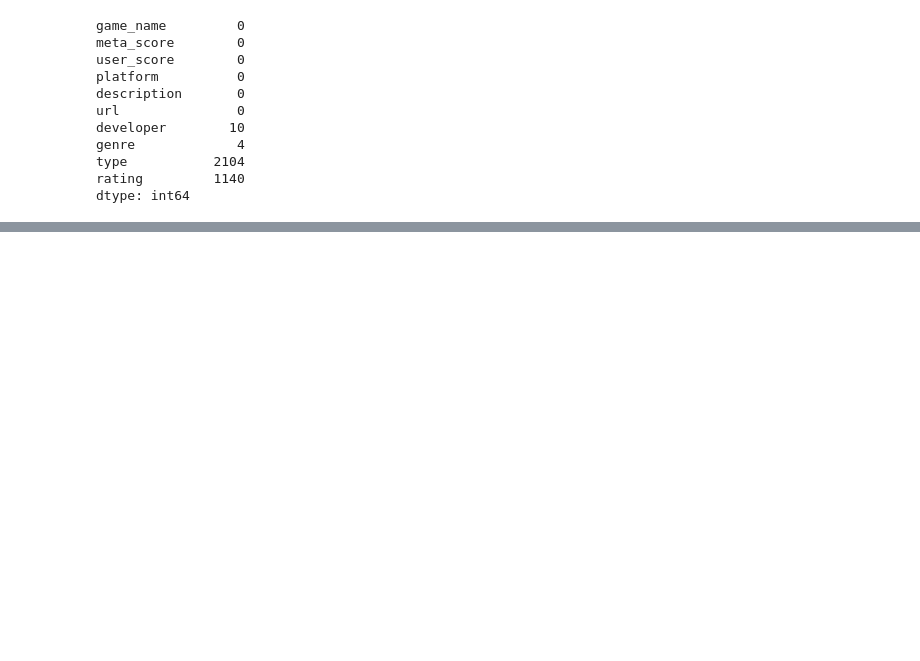
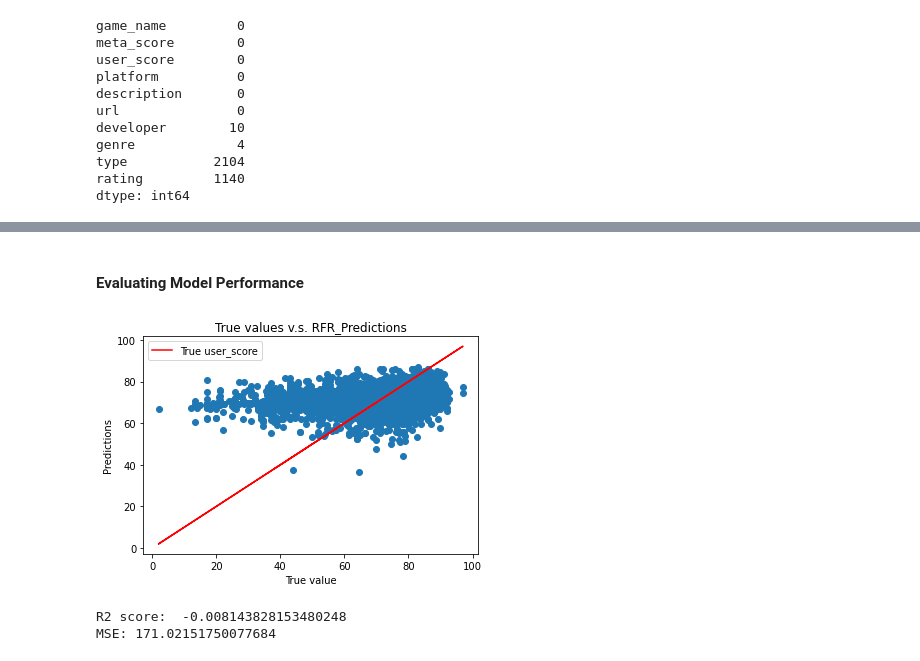
Before and after one commit to TingHsuanYang/cmpe255-spring22-project, a Jupyter notebook: notebooks/evan-model.ipynb, the cells around one changed output, grey strips where cells are left out. Cells and saved outputs as stored; diff of their text form; code cells hidden in the pictures; blank space fills up the shorter version.

```diff
--- a/notebooks/evan-model.ipynb
+++ b/notebooks/evan-model.ipynb
@@ -277,3 +338,28 @@ sns.displot(errors)
+# %%
+rfr_model = RandomForestRegressor(n_estimators=1000, random_state=0)
+rfr_model.fit(X_train, y_train)
+rfr_pred = rfr_model.predict(X_test)
+# %% [markdown]
+#### Evaluating Model Performance
+# %%
+plt.scatter(y_test, rfr_pred)
+plt.plot(y_test, y_test, 'r', label='True user_score')
+plt.title("True values v.s. RFR_Predictions")
+plt.xlabel("True value")
+plt.ylabel("Predictions")
+plt.legend()
+plt.show()
+# %% [output]
+[figure, added]
+# %%
+from sklearn import metrics
+
+print('R2 score: ', rfr_model.score(X_test, y_test))
+mse = metrics.mean_squared_error(y_test, rfr_pred)
+print('MSE:', mse)
+# %% [output]
+R2 score:  -0.008143828153480248
+MSE: 171.02151750077684
 # %%
 platform_col = [col for col in df if col.startswith('platform')]
 platform_col
```
Also changed, not shown: parts of 77 cells of this notebook, 2 other files.
